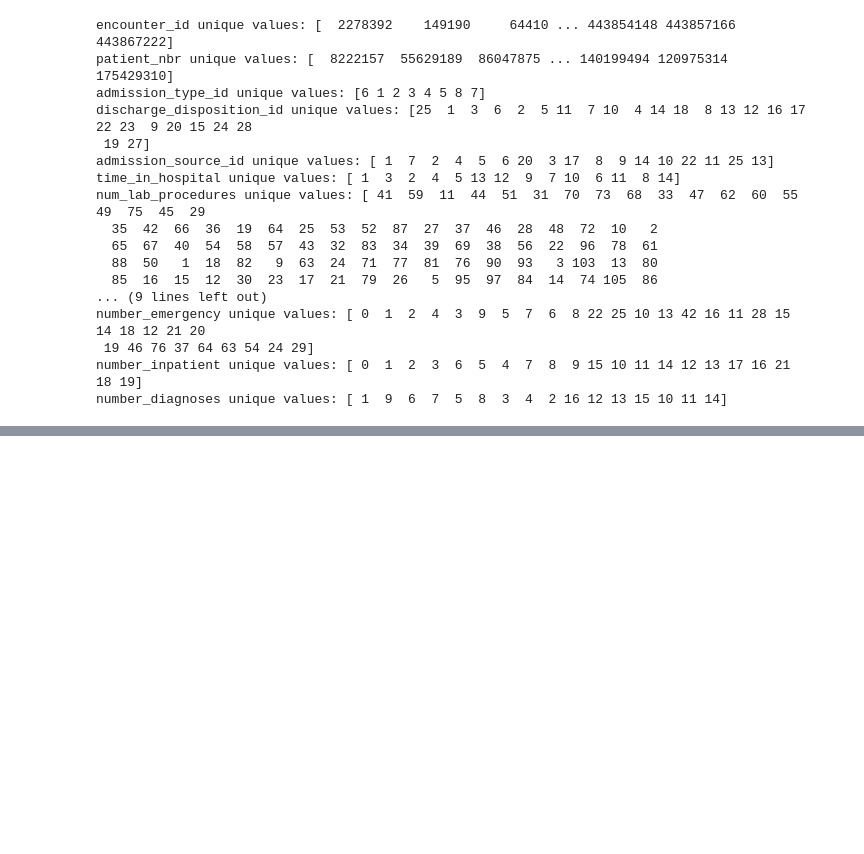
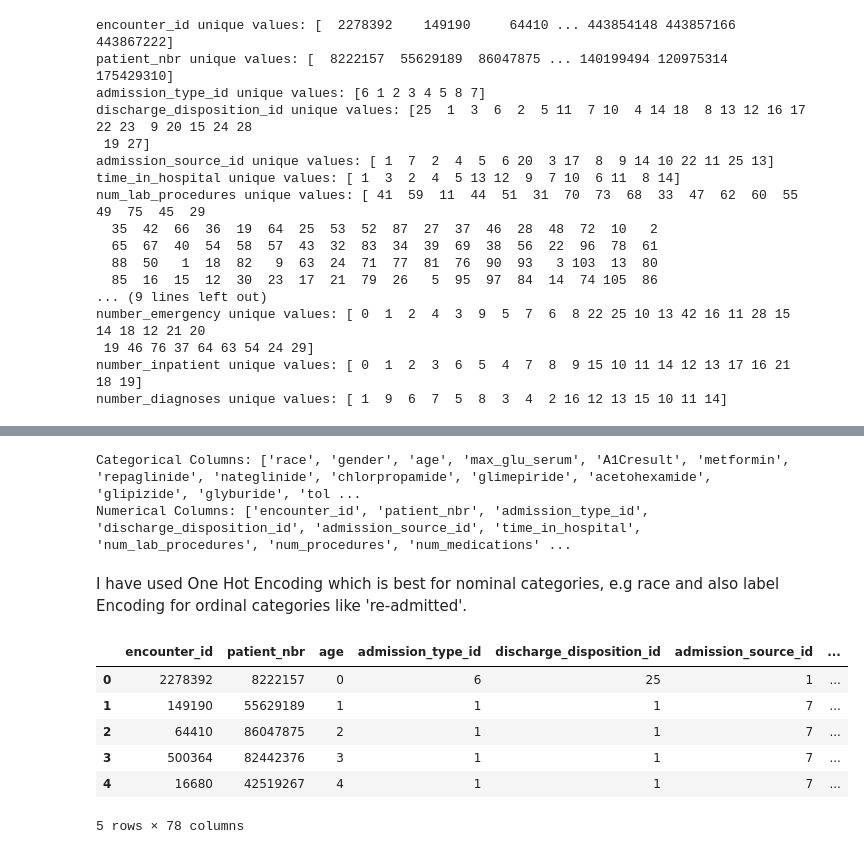
Before and after one commit to Jodhiamboapiyo/Diabetes_130-US_Hospitals_1999-2008, a Jupyter notebook: Index.ipynb, the cells around one changed output, grey strips where cells are left out. Saved outputs shown, nothing was run; the diff lists cells and outputs as text; code cells hidden in the pictures; blank space fills up the shorter version.

```diff
--- a/Index.ipynb
+++ b/Index.ipynb
@@ -301,0 +262,45 @@ print(unique_values)
+# %%
+# Separate numerical and categorical columns
+categorical_columns = df.select_dtypes(include=['object', 'category']).columns.tolist()
+numerical_columns = df.select_dtypes(include=['int64', 'float64']).columns.tolist()
+
+print("Categorical Columns:", categorical_columns)
+print("Numerical Columns:", numerical_columns)
+# %% [output]
+Categorical Columns: ['race', 'gender', 'age', 'max_glu_serum', 'A1Cresult', 'metformin', 'repaglinide', 'nateglinide', 'chlorpropamide', 'glimepiride', 'acetohexamide', 'glipizide', 'glyburide', 'tol ...
+Numerical Columns: ['encounter_id', 'patient_nbr', 'admission_type_id', 'discharge_disposition_id', 'admission_source_id', 'time_in_hospital', 'num_lab_procedures', 'num_procedures', 'num_medications' ...
+# %% [markdown]
+
+I have used One Hot Encoding which is best for nominal categories, e.g race and also label Encoding for ordinal categories like 're-admitted'.
+# %%
+
+from sklearn.preprocessing import OneHotEncoder, LabelEncoder
+
+# Copying the dataframe to avoid modifying the original
+df_encoded = df.copy()
+
+# Initialize Label Encoder
+label_encoder = LabelEncoder()
+
+# Encode 'readmitted' since it has ordered categories
+if 'readmitted' in df_encoded.columns:
+    df_encoded['readmitted'] = label_encoder.fit_transform(df_encoded['readmitted'])
+
+# Encode 'age' if it's an ordinal categorical variable
+if 'age' in df_encoded.columns:
+    df_encoded['age'] = label_encoder.fit_transform(df_encoded['age'])
+
+# Apply One-Hot Encoding for nominal categorical variables (excluding 'age' and 'readmitted')
+categorical_columns = [col for col in categorical_columns if col not in ['age', 'readmitted']]
+df_encoded = pd.get_dummies(df_encoded, columns=categorical_columns, drop_first=True)
+
+# Display first few rows of the transformed dataset
+df_encoded.head()
+# %% [output]
+|  | encounter_id | patient_nbr | age | admission_type_id | discharge_disposition_id | admission_source_id | ... |
+| 0 | 2278392 | 8222157 | 0 | 6 | 25 | 1 | ... |
+| 1 | 149190 | 55629189 | 1 | 1 | 1 | 7 | ... |
+| 2 | 64410 | 86047875 | 2 | 1 | 1 | 7 | ... |
+| 3 | 500364 | 82442376 | 3 | 1 | 1 | 7 | ... |
+| 4 | 16680 | 42519267 | 4 | 1 | 1 | 7 | ... |
+5 rows × 78 columns
```
Also changed, not shown: parts of 38 cells of this notebook, 1 other file.
